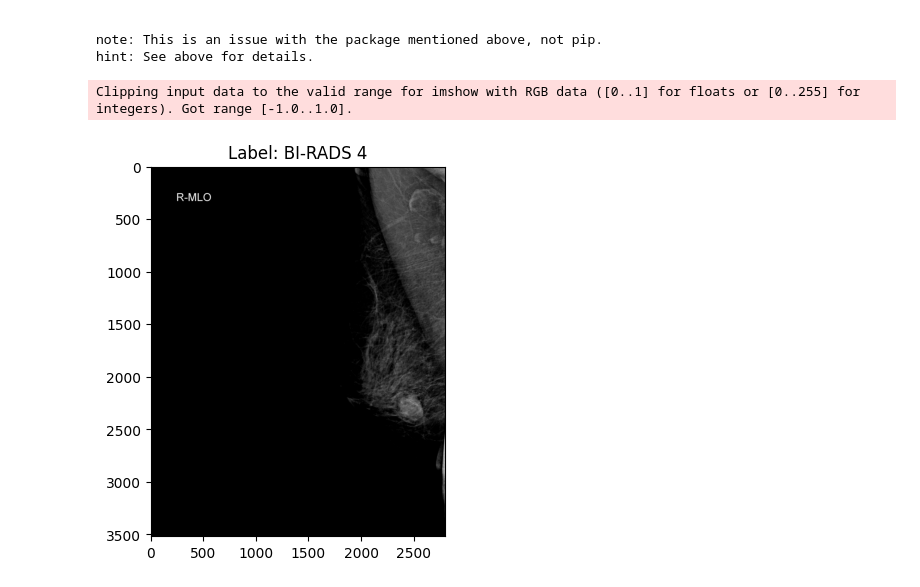
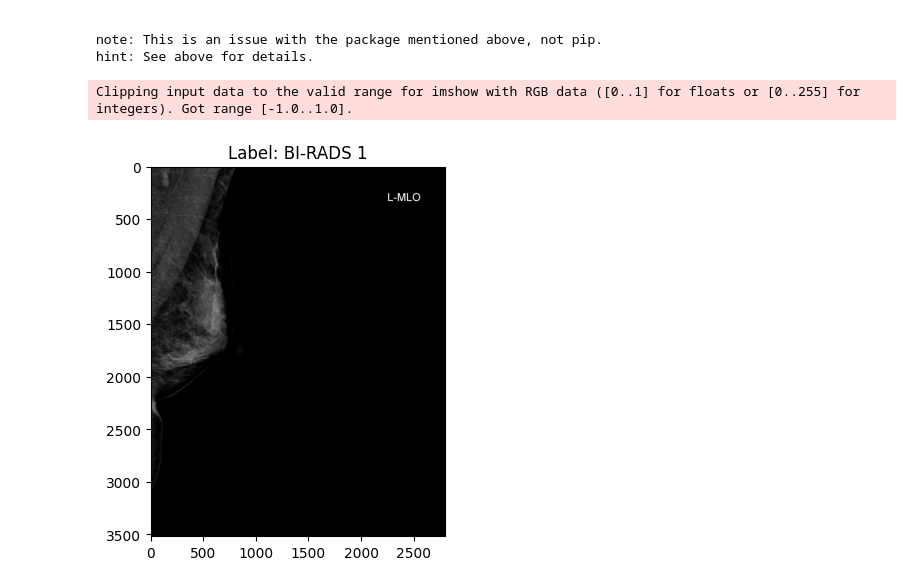
Before and after one commit to OneNico/PMM-FALP2024, a Jupyter notebook: Data Preprocessing/Preprocesamiento.ipynb, the cells around one changed output. Saved outputs shown, nothing was run; the diff lists cells and outputs as text; code cells hidden in the pictures.

```diff
--- a/Data Preprocessing/Preprocesamiento.ipynb
+++ b/Data Preprocessing/Preprocesamiento.ipynb
@@ -71,36 +71,32 @@ class MammoDataset(Dataset):
         # Convertir a 3 canales (RGB)
         image = cv2.cvtColor(image, cv2.COLOR_GRAY2RGB)
 
         # Aplicar transformaciones si las hay
         if self.transform:
             image = self.transform(image=image)['image']
 
         # Obtener la etiqueta (si es necesario)
         label = self.annotations.iloc[idx]['breast_birads_x']
 
         return image, label
 
 # Configuración de transformaciones
 transform = Compose([
     Normalize(mean=(0.5, 0.5, 0.5), std=(0.5, 0.5, 0.5), max_pixel_value=255.0, always_apply=True)
 ])
 
 # Crear el dataset
 dataset = MammoDataset(annotations_csv_path, dataset_path, transform=transform)
 
 # Cargar una muestra para visualizar
-image, label = dataset[23]
+image, label = dataset[5]
 
-# Mostrar la imagen usando OpenCV
-#cv2.imshow('Mammogram', image)
-#cv2.waitKey(0)
-#cv2.destroyAllWindows()
 
 
 import matplotlib.pyplot as plt
 plt.imshow(image)
 plt.title(f'Label: {label}')
 plt.show()
 # %% [output]
 Clipping input data to the valid range for imshow with RGB data ([0..1] for floats or [0..255] for integers). Got range [-1.0..1.0].
-[figure, old version]
+[figure, new version]
```
Also changed, not shown: parts of 1 cell of this notebook, 1 other file.
